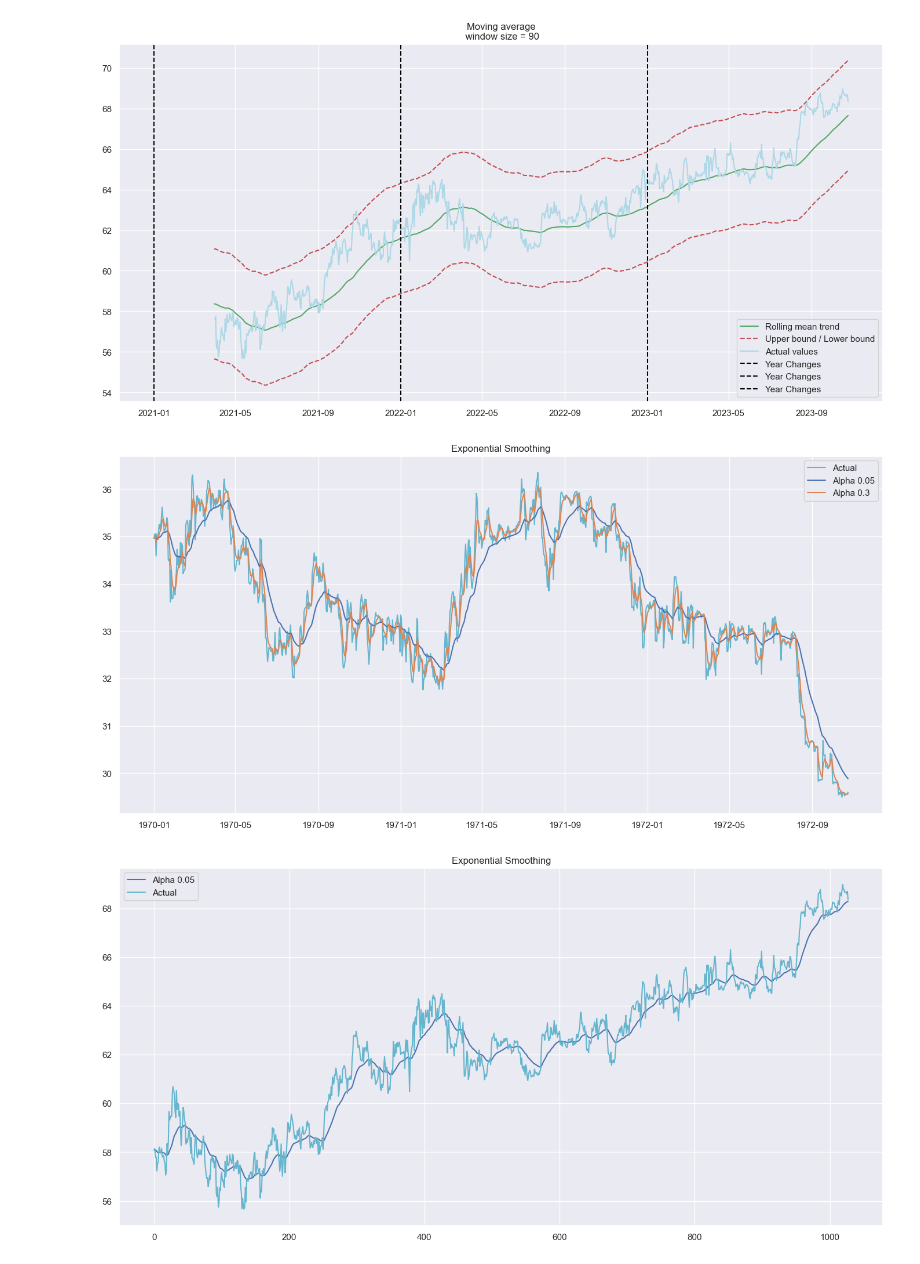
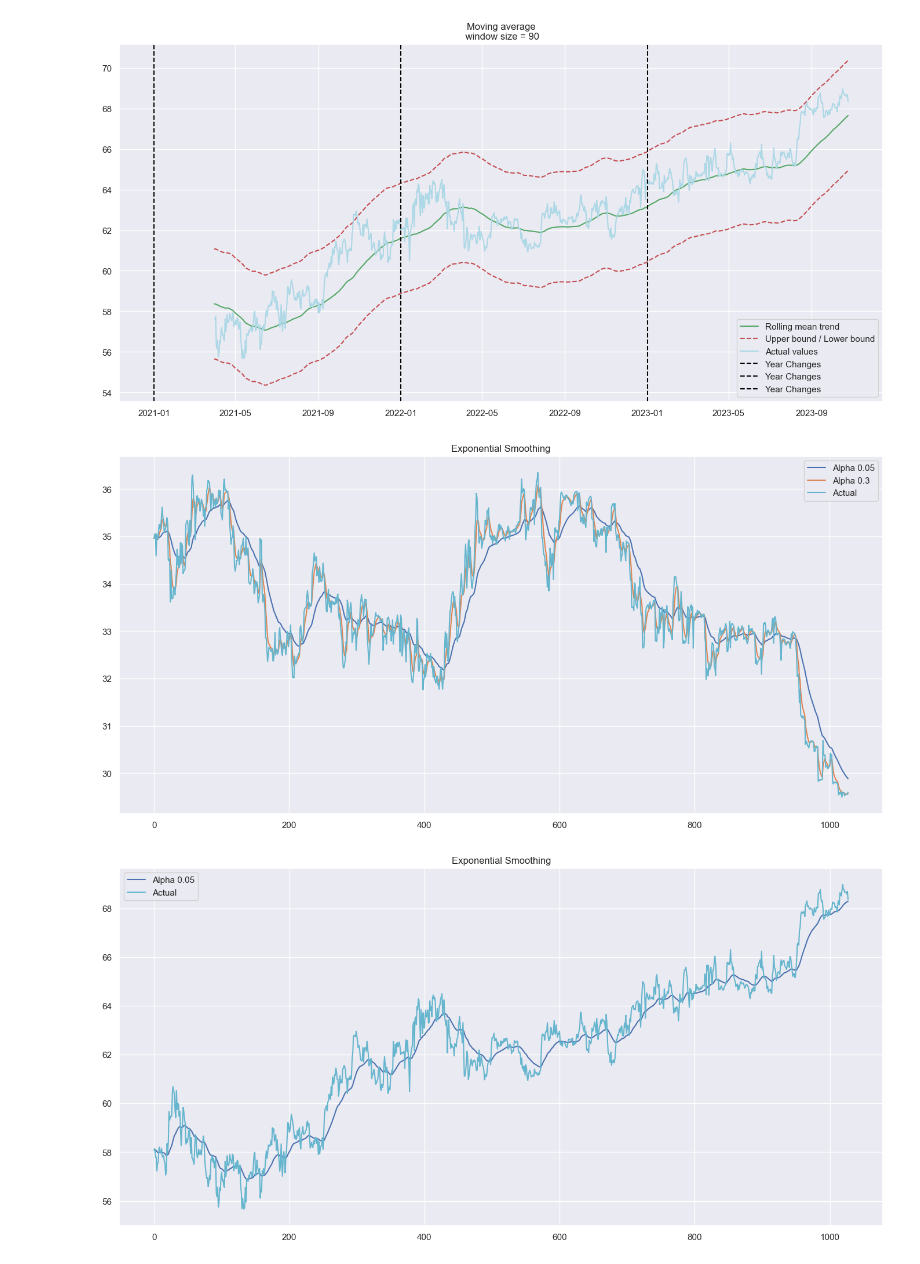
Before and after one commit to KevinLiTian/FORECASTLES, a Jupyter notebook: Data_Aanalysis_Michelle.ipynb, the cells around one changed output. Cells and saved outputs as stored; diff of their text form; code cells hidden in the pictures.

```diff
--- a/Data_Aanalysis_Michelle.ipynb
+++ b/Data_Aanalysis_Michelle.ipynb
@@ -232,12 +233,12 @@ def plot_exponential_smoothing(series, alphas):
     plt.grid(True);
 # %%
 # rooms
-fig, exp = plot_exponential_smoothing(toronto_occupany_averages_rooms, [0.05, 0.3])
-year_change = ['2023-01-01', '2022-01-01', '2021-01-01']
-for date in year_change:
-    exp.axvline(pd.to_datetime(date), color='black', linestyle='--', label='Year Changes')
+plot_exponential_smoothing(toronto_occupany_averages_rooms, [0.05, 0.3])
+# year_change = ['2023-01-01', '2022-01-01', '2021-01-01']
+# for date in year_change:
+#     exp.axvline(pd.to_datetime(date), color='black', linestyle='--', label='Year Changes')
 # %% [output]
-[figure, old version]
+[figure, new version]
 # %%
 # beds
 plot_exponential_smoothing(toronto_occupany_averages_beds, [0.05])
```
Also changed, not shown: parts of 3 cells of this notebook.
